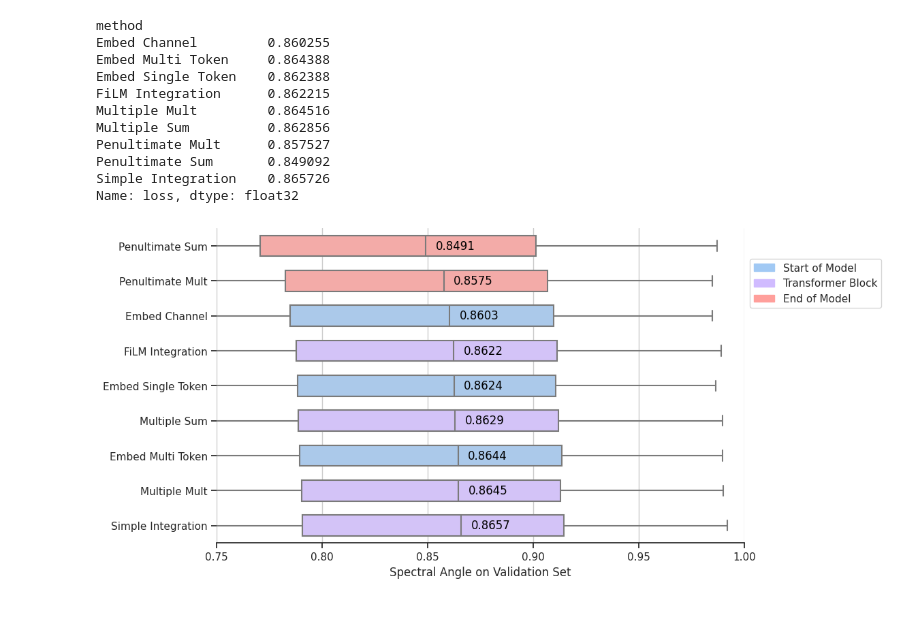
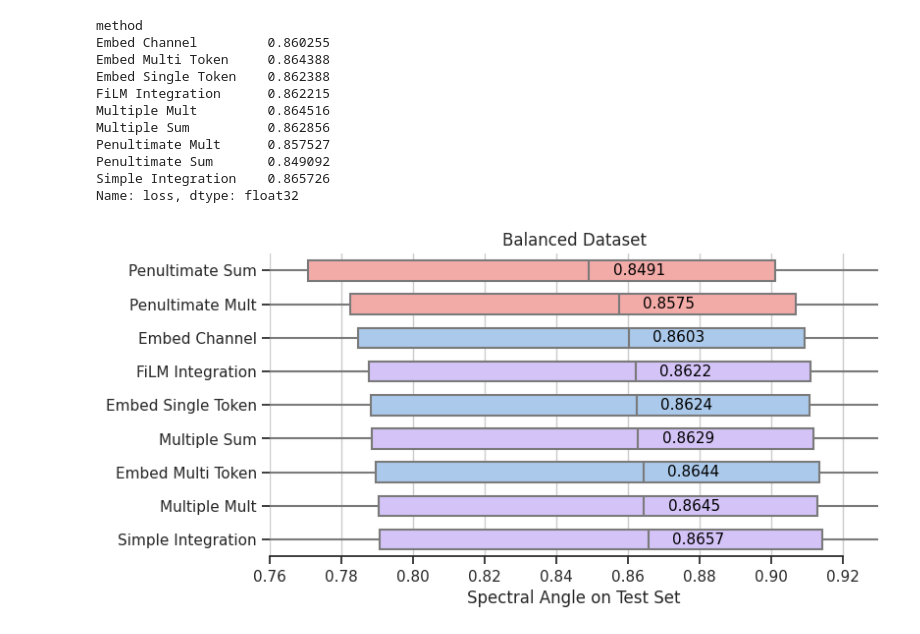
Before and after one commit to Elizabeth-Flx/dlomix-astral, a Jupyter notebook: eval_balanced.ipynb, the cells around one changed output. Saved outputs shown, nothing was run; the diff lists cells and outputs as text; code cells hidden in the pictures.

Commit message:
new plot changes

```diff
--- a/eval_balanced.ipynb
+++ b/eval_balanced.ipynb
@@ -196,9 +196,9 @@ import matplotlib.patches as mpatches
 sns.set_theme(style="ticks")
 
 # Initialize the figure with a logarithmic x axis and set the plot size
-f, ax = plt.subplots(figsize=(10, 6))  # Adjust the size here
+f, ax = plt.subplots(figsize=(8, 4))  # Adjust the size here
 
-ax.set_xlim(0.75, 1)
+ax.set_xlim(0.76, .93)
 
 method_order = test.groupby('method')['loss'].median().sort_values().index
 
@@ -208,35 +208,37 @@ method_order = test.groupby('method')['loss'].median().sort_values().index
 # )
 
 sns.boxplot(
    test, x="loss", y="method",
    order=method_order,  # Order y-axis by median loss
-   whis=[0, 100], width=.6, palette=custom_palette
+   whis=[0, 100],
+   width=.6, palette=custom_palette
 )
 
 # Calculate and label the medians
 medians = test.groupby('method')['loss'].median().reindex(method_order)
 
 for i, method in enumerate(method_order):
     median_value = medians[method]
     ax.text(median_value+0.014, i, f'{median_value:.4f}',
-            va='center', ha='center', color='black')
+            va='center', ha='center', color='black', size=11)
 
 # Add in points to show each observation
 # sns.stripplot(test, x="loss", y="method", order=method_order, size=4, color=".3")
 
 start_patch = mpatches.Patch(color="#a1c9f4", label='Start of Model')
 block_patch = mpatches.Patch(color="#d0bbff", label='Transformer Block')
 end_patch = mpatches.Patch(color="#ff9f9b", label='End of Model')
 
-plt.legend(handles=[start_patch, block_patch, end_patch], bbox_to_anchor=(1, 0.92))
+# plt.legend(handles=[start_patch, block_patch, end_patch], bbox_to_anchor=(1, 0.92))
 
-plt.xlabel('Spectral Angle on Validation Set')
+plt.xlabel('Spectral Angle on Test Set')
+plt.title('Balanced Dataset')
 
 # Tweak the visual presentation
 ax.xaxis.grid(True)
 ax.set(ylabel="")
 sns.despine(trim=True, left=True)
 
 plt.show()
 # %% [output]
-[figure, old version]
+[figure, new version]
```
Also changed, not shown: parts of 1 cell of this notebook, 22 other files.
